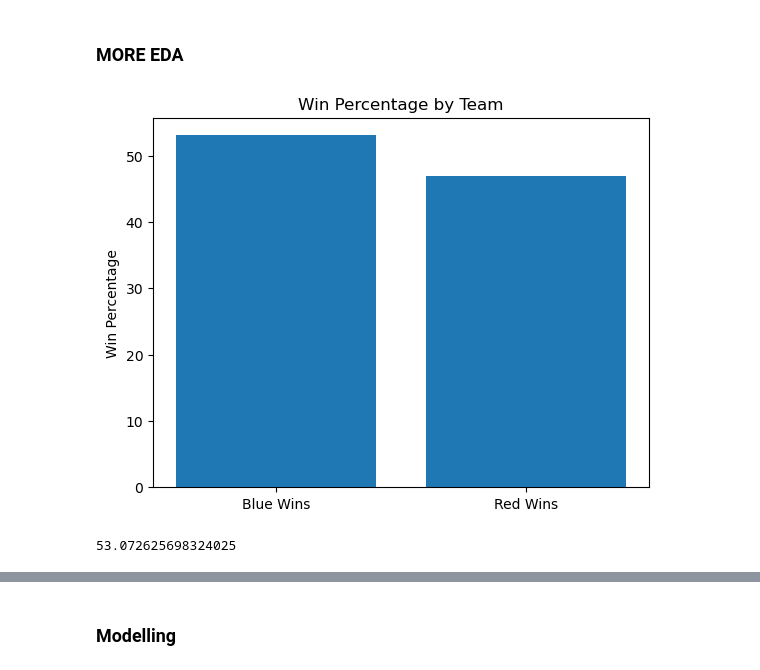
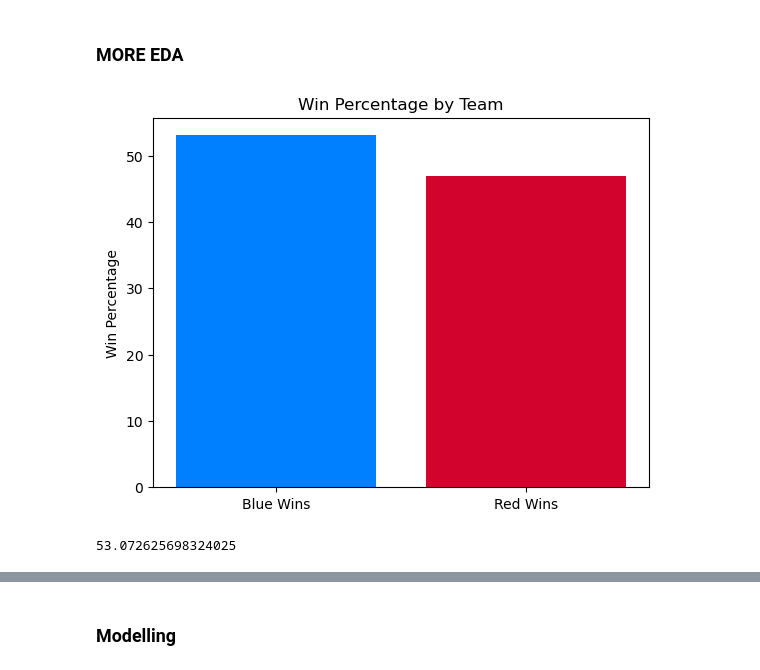
Before and after one commit to iuxo/LHL-Final_Project, a Jupyter notebook: src/models.ipynb, the cells around one changed output, grey strips where cells are left out. Drawn from its saved outputs; the diff is of its cells as text; code cells hidden in the pictures.

```diff
--- a/src/models.ipynb
+++ b/src/models.ipynb
@@ -100,19 +100,19 @@ import matplotlib.pyplot as plt
 # %%
 blue_wins = df[df['winning_team'] == 0].shape[0]
 red_wins = df[df['winning_team'] == 1].shape[0]
 
 blue_win_percent = blue_wins / (blue_wins + red_wins) * 100
 red_win_percent = red_wins / (blue_wins + red_wins) * 100
 
-plt.bar(x = ['Blue Wins', 'Red Wins'], height = [blue_win_percent, red_win_percent])
+plt.bar(x = ['Blue Wins', 'Red Wins'], height = [blue_win_percent, red_win_percent], color = ['#007FFF', '#D2042D'])
 plt.title('Win Percentage by Team')
 plt.ylabel('Win Percentage')
 plt.show()
 
 print(blue_win_percent)
 # can see that blue side has advantage
 # %% [output]
-[figure, old version]
+[figure, new version]
 53.072625698324025
 # %%
 df.isnull().sum()
```
Also changed, not shown: parts of 23 cells of this notebook.
